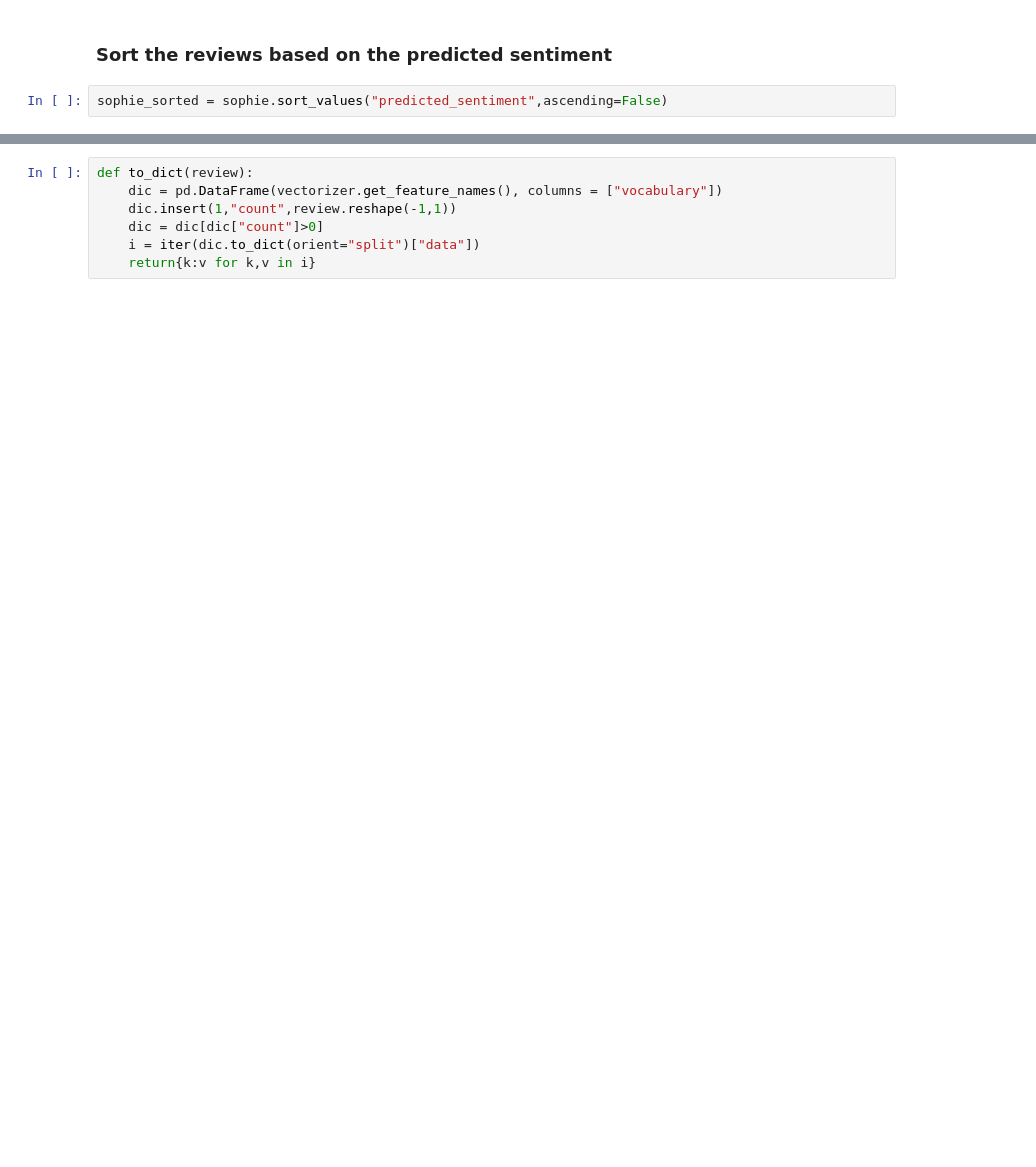
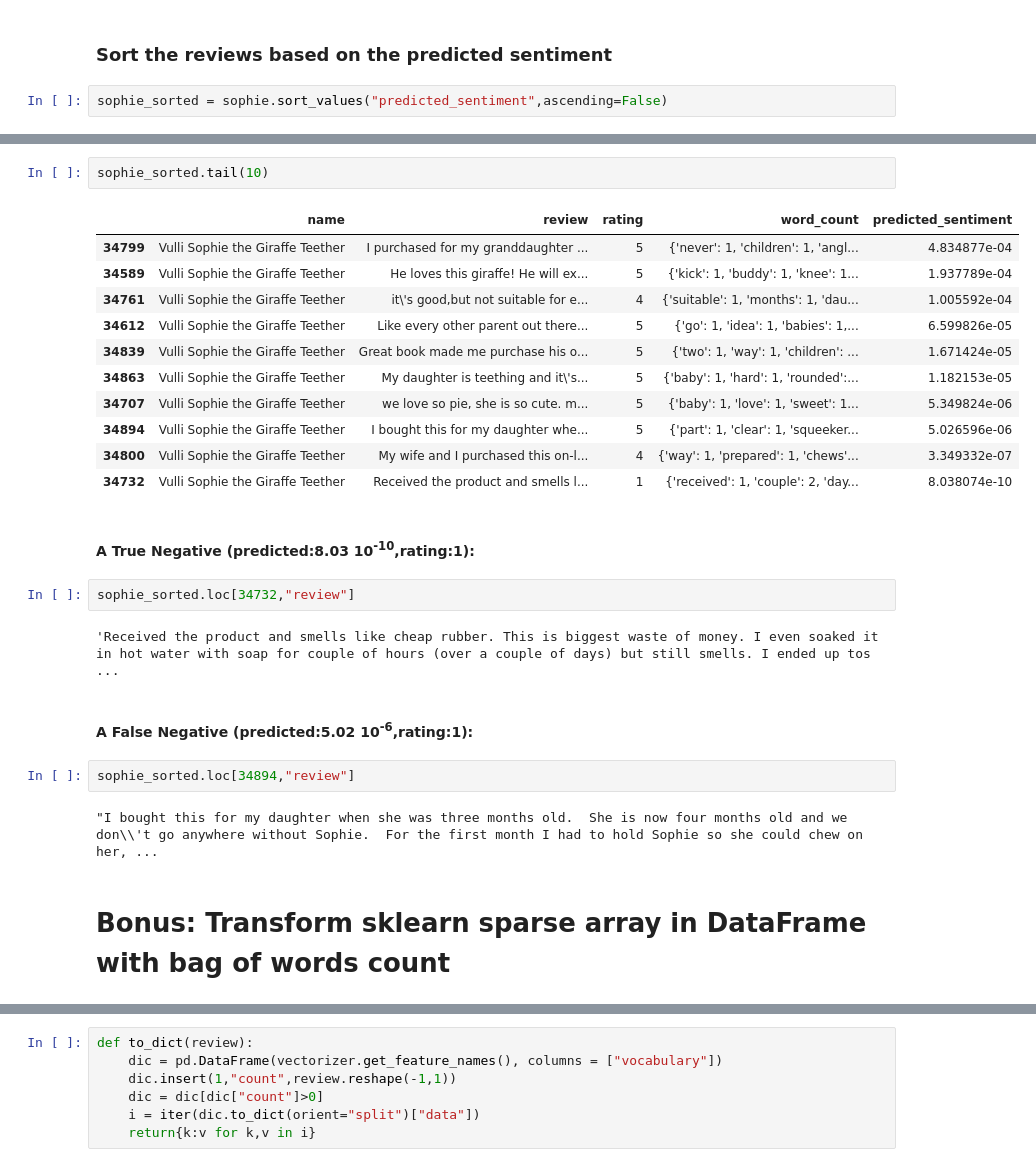
Before and after one commit to ddumet/coursera_machine_learning_foundations, a Jupyter notebook: analysing_sentiment.ipynb, the cells around one changed output, grey strips where cells are left out. Cells and saved outputs as stored; diff of their text form; blank space fills up the shorter version.

```diff
--- a/analysing_sentiment.ipynb
+++ b/analysing_sentiment.ipynb
@@ -360,0 +338,28 @@ bagofwords_df[34466]
+# %%
+sophie_sorted.tail(10)
+# %% [output]
+|  | name | review | rating | word_count | predicted_sentiment |
+| 34799 | Vulli Sophie the Giraffe Teether | I purchased for my granddaughter ... | 5 | {'never': 1, 'children': 1, 'angl... | 4.834877e-04 |
+| 34589 | Vulli Sophie the Giraffe Teether | He loves this giraffe! He will ex... | 5 | {'kick': 1, 'buddy': 1, 'knee': 1... | 1.937789e-04 |
+| 34761 | Vulli Sophie the Giraffe Teether | it\'s good,but not suitable for e... | 4 | {'suitable': 1, 'months': 1, 'dau... | 1.005592e-04 |
+| 34612 | Vulli Sophie the Giraffe Teether | Like every other parent out there... | 5 | {'go': 1, 'idea': 1, 'babies': 1,... | 6.599826e-05 |
+| 34839 | Vulli Sophie the Giraffe Teether | Great book made me purchase his o... | 5 | {'two': 1, 'way': 1, 'children': ... | 1.671424e-05 |
+| 34863 | Vulli Sophie the Giraffe Teether | My daughter is teething and it\'s... | 5 | {'baby': 1, 'hard': 1, 'rounded':... | 1.182153e-05 |
+| 34707 | Vulli Sophie the Giraffe Teether | we love so pie, she is so cute. m... | 5 | {'baby': 1, 'love': 1, 'sweet': 1... | 5.349824e-06 |
+| 34894 | Vulli Sophie the Giraffe Teether | I bought this for my daughter whe... | 5 | {'part': 1, 'clear': 1, 'squeeker... | 5.026596e-06 |
+| 34800 | Vulli Sophie the Giraffe Teether | My wife and I purchased this on-l... | 4 | {'way': 1, 'prepared': 1, 'chews'... | 3.349332e-07 |
+| 34732 | Vulli Sophie the Giraffe Teether | Received the product and smells l... | 1 | {'received': 1, 'couple': 2, 'day... | 8.038074e-10 |
+# %% [markdown]
+#### A True Negative (predicted:8.03 10<sup>-10</sup>,rating:1):
+# %%
+sophie_sorted.loc[34732,"review"]
+# %% [output]
+'Received the product and smells like cheap rubber. This is biggest waste of money. I even soaked it in hot water with soap for couple of hours (over a couple of days) but still smells. I ended up tos ...
+# %% [markdown]
+#### A False Negative (predicted:5.02 10<sup>-6</sup>,rating:1):
+# %%
+sophie_sorted.loc[34894,"review"]
+# %% [output]
+"I bought this for my daughter when she was three months old.  She is now four months old and we don\\'t go anywhere without Sophie.  For the first month I had to hold Sophie so she could chew on her, ...
+# %% [markdown]
+# Bonus: Transform sklearn sparse array in DataFrame with bag of words count
```
Also changed, not shown: parts of 56 cells of this notebook, 1 other file.
